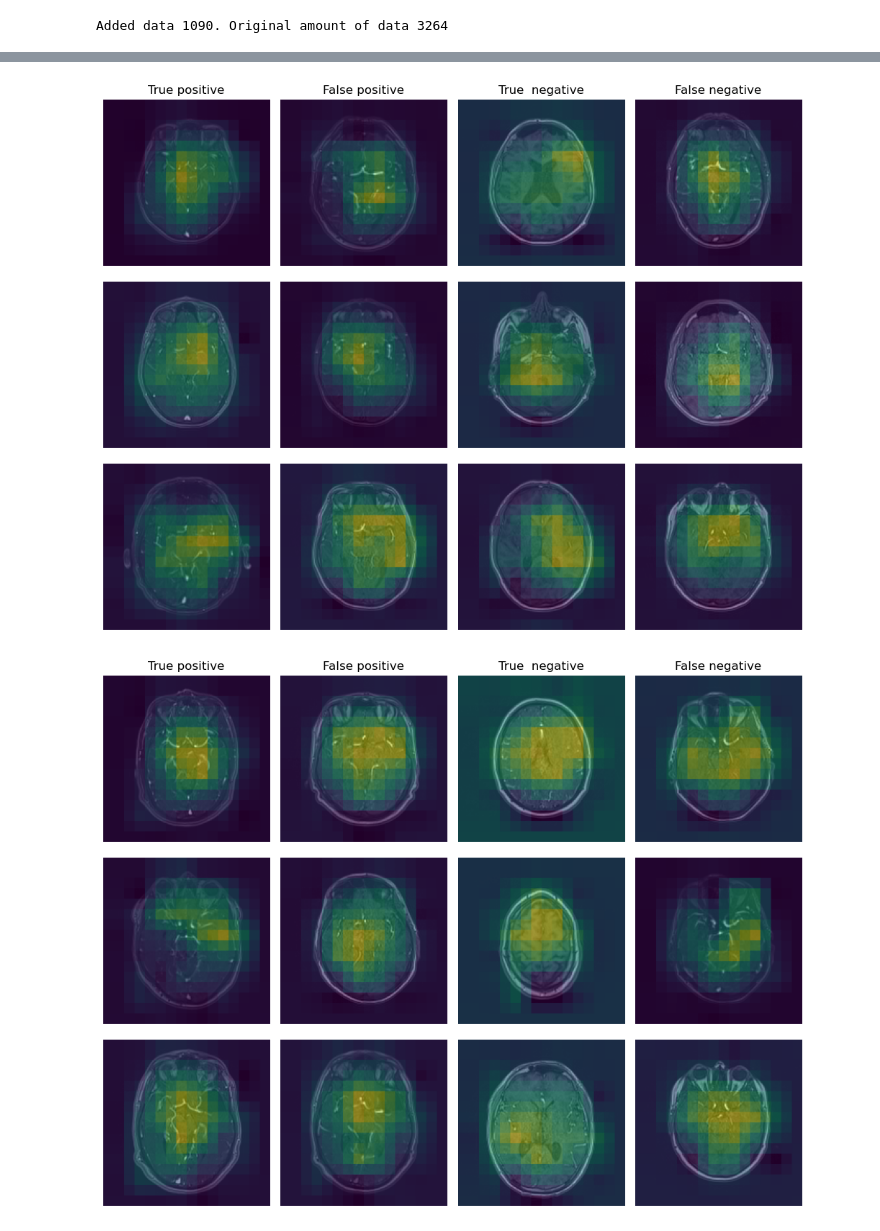
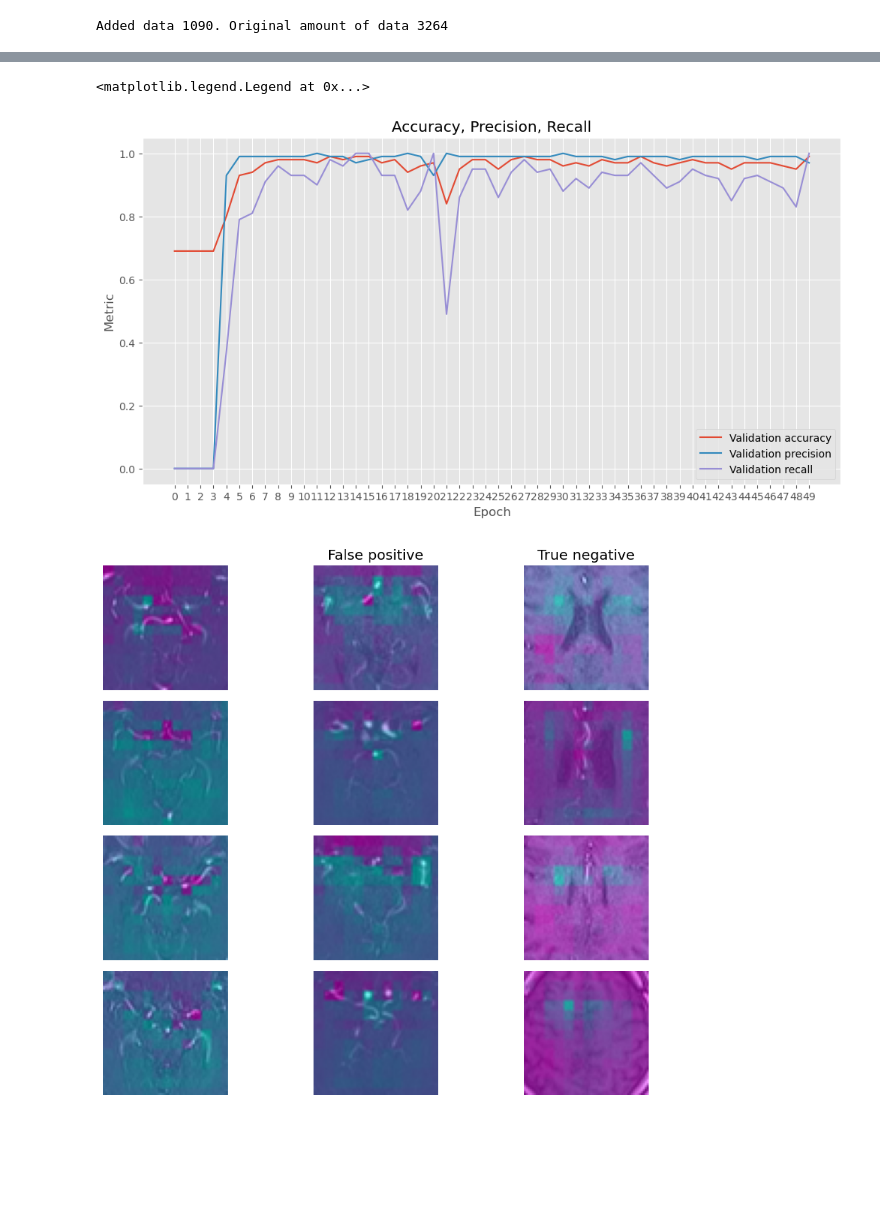
Before and after one commit to Skuvrik/Masterthesis, a Jupyter notebook: find_MCA.ipynb, the cells around one changed output, grey strips where cells are left out. Cells and saved outputs as stored; diff of their text form; code cells hidden in the pictures; blank space fills up the shorter version.

Commit message:
Changed model, cropped images
New DenseNet implementation. Changes made to datahandling.

```diff
--- a/find_MCA.ipynb
+++ b/find_MCA.ipynb
@@ -130,11 +141,11 @@ torch.save(model.state_dict(), f"Model_128_{EPOCHS}.pt")
 # %%
-# import matplotlib.pyplot as plt
-# plt.style.use('ggplot')
-# fig = plt.figure(figsize=(12, 6))
-# plt.plot(losses[0][:,0], label='Training loss')
-# plt.plot(losses[0][:,1], label='Validation loss')
-# plt.xlabel('Epoch')
-# plt.xticks(range(0, EPOCHS))
-# plt.ylabel('Loss')
-# plt.title('Model loss')
-# plt.legend(loc='upper right')
+import matplotlib.pyplot as plt
+plt.style.use('ggplot')
+fig = plt.figure(figsize=(12, 6))
+plt.plot(losses[0][:,0], label='Training loss')
+plt.plot(losses[0][:,1], label='Validation loss')
+plt.xlabel('Epoch')
+plt.xticks(range(0, EPOCHS))
+plt.ylabel('Loss')
+plt.title('Model loss')
+plt.legend(loc='upper right')
@@ -141,21 +155,23 @@ torch.save(model.state_dict(), f"Model_128_{EPOCHS}.pt")
 # %%
-# plt.style.use('ggplot')
-# fig = plt.figure(figsize=(12, 6))
-# plt.plot(losses[1][:,0], label='Validation accuracy')
-# plt.plot(losses[1][:,1], label='Validation precision')
-# plt.plot(losses[1][:,2], label='Validation recall')
-# plt.xlabel('Epoch')
-# plt.xticks(range(0, EPOCHS))
-# plt.ylabel('Metric')
-# plt.title('Accuracy, Precision, Recall')
-# plt.legend(loc='lower right')
+plt.style.use('ggplot')
+fig = plt.figure(figsize=(12, 6))
+plt.plot(losses[1][:,0], label='Validation accuracy')
+plt.plot(losses[1][:,1], label='Validation precision')
+plt.plot(losses[1][:,2], label='Validation recall')
+plt.xlabel('Epoch')
+plt.xticks(range(0, EPOCHS))
+plt.ylabel('Metric')
+plt.title('Accuracy, Precision, Recall')
+plt.legend(loc='lower right')
+# %% [output]
+<matplotlib.legend.Legend at 0x...>
+[figure, added]
 # %%
 from utils.visualization_utils import display_predictions
-display_predictions(train_sorted, model, device, True)
-display_predictions(val_sorted, model, device, True)
+display_predictions(train_sorted, model, device, True, True, 0.7)
+# display_predictions(val_sorted, model, device, True, True, 0.7)
 # %% [output]
-[figure, old version]
+[figure, new version]
-[figure, removed]
 # %%
 val_FP, val_FN = pd.DataFrame(val_sorted[1]), pd.DataFrame(val_sorted[3])
 train_FP, train_FN = pd.DataFrame(train_sorted[1]), pd.DataFrame(train_sorted[3])
```
Also changed, not shown: parts of 18 cells of this notebook, 5 other files.
